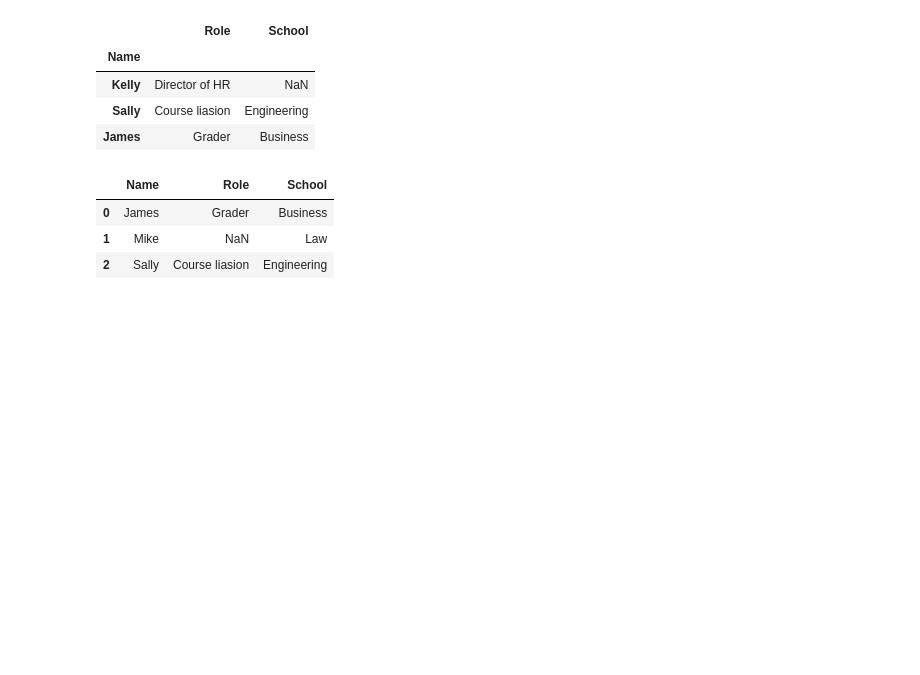
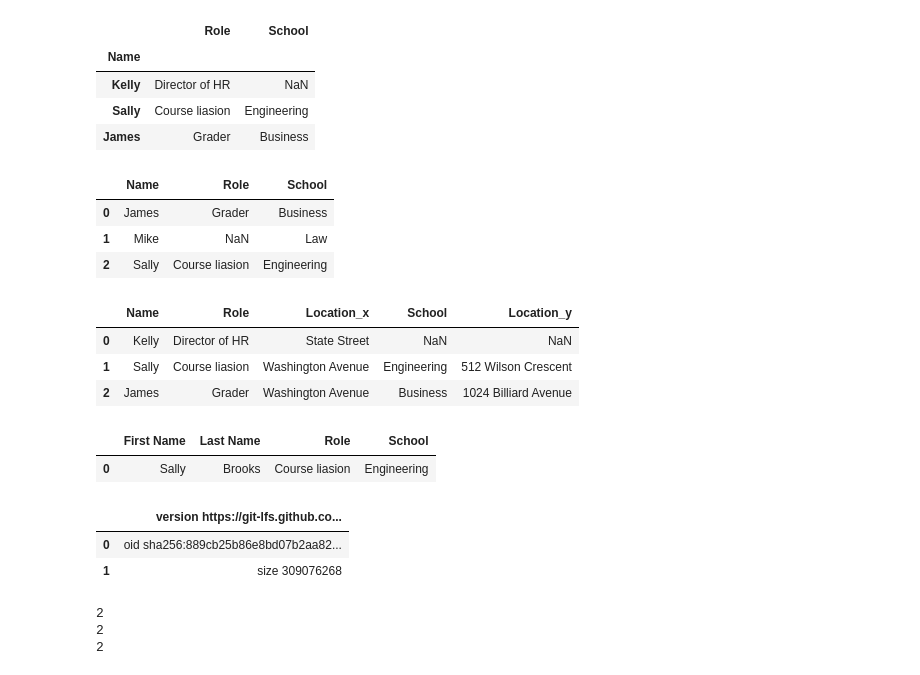
Before and after one commit to irinavalenzuela/Applied-Data-Science-Python, a Jupyter notebook: Week3_dataprocessing.ipynb, the cells around one changed output. Drawn from its saved outputs; the diff is of its cells as text; code cells hidden in the pictures; blank space fills up the shorter version.

```diff
--- a/Week3_dataprocessing.ipynb
+++ b/Week3_dataprocessing.ipynb
@@ -91,0 +90,54 @@ pd.merge(staff_df,student_df,how='right',on='Name')
+# %%
+# Conflic with dataframes
+
+staff_df = pd.DataFrame([{'Name': 'Kelly', 'Role': 'Director of HR',
+                          'Location': 'State Street'},
+                         {'Name': 'Sally', 'Role': 'Course liasion',
+                          'Location': 'Washington Avenue'},
+                         {'Name': 'James', 'Role': 'Grader',
+                          'Location': 'Washington Avenue'}])
+student_df = pd.DataFrame([{'Name': 'James', 'School': 'Business',
+                            'Location': '1024 Billiard Avenue'},
+                           {'Name': 'Mike', 'School': 'Law',
+                            'Location': 'Fraternity House #22'},
+                           {'Name': 'Sally', 'School': 'Engineering',
+                            'Location': '512 Wilson Crescent'}])
+
+
+# Location in staff is the office location and in students is their homes.
+
+# Merge function appends _x (left frame) or _y (right frame) to help differentiate
+
+# We want all staff information regardless of their student status, but we want student
+# details as well: LEFT join and on the Name column
+
+pd.merge(staff_df,student_df,how='left',on='Name')
+# %% [output]
+|  | Name | Role | Location_x | School | Location_y |
+| 0 | Kelly | Director of HR | State Street | NaN | NaN |
+| 1 | Sally | Course liasion | Washington Avenue | Engineering | 512 Wilson Crescent |
+| 2 | James | Grader | Washington Avenue | Business | 1024 Billiard Avenue |
+# %%
+# Multi-indexing and multiple columns
+# Use a list of multiple columns to join keys from both data frames: first and last name
+
+# Example:
+staff_df = pd.DataFrame([{'First Name': 'Kelly', 'Last Name': 'Desjardins',
+                          'Role': 'Director of HR'},
+                         {'First Name': 'Sally', 'Last Name': 'Brooks',
+                          'Role': 'Course liasion'},
+                         {'First Name': 'James', 'Last Name': 'Wilde',
+                          'Role': 'Grader'}])
+student_df = pd.DataFrame([{'First Name': 'James', 'Last Name': 'Hammond',
+                            'School': 'Business'},
+                           {'First Name': 'Mike', 'Last Name': 'Smith',
+                            'School': 'Law'},
+                           {'First Name': 'Sally', 'Last Name': 'Brooks',
+                            'School': 'Engineering'}])
+
+# We pass a python list ['First Name','Last Name']
+
+pd.merge(staff_df,student_df,how='inner',on=['First Name','Last Name'])
+# %% [output]
+|  | First Name | Last Name | Role | School |
+| 0 | Sally | Brooks | Course liasion | Engineering |
@@ -91,0 +157,18 @@ pd.merge(staff_df,student_df,how='right',on='Name')
+# %%
+# Let's get a view
+
+df_2011.head(3)
+# %% [output]
+|  | version https://git-lfs.github.co... |
+| 0 | oid sha256:889cb25b86e8bd07b2aa82... |
+| 1 | size 309076268 |
+# %%
+# Length of each data frame
+
+print(len(df_2011))
+print(len(df_2012))
+print(len(df_2013))
+# %% [output]
+2
+2
+2
```
Also changed, not shown: parts of 5 cells of this notebook.
